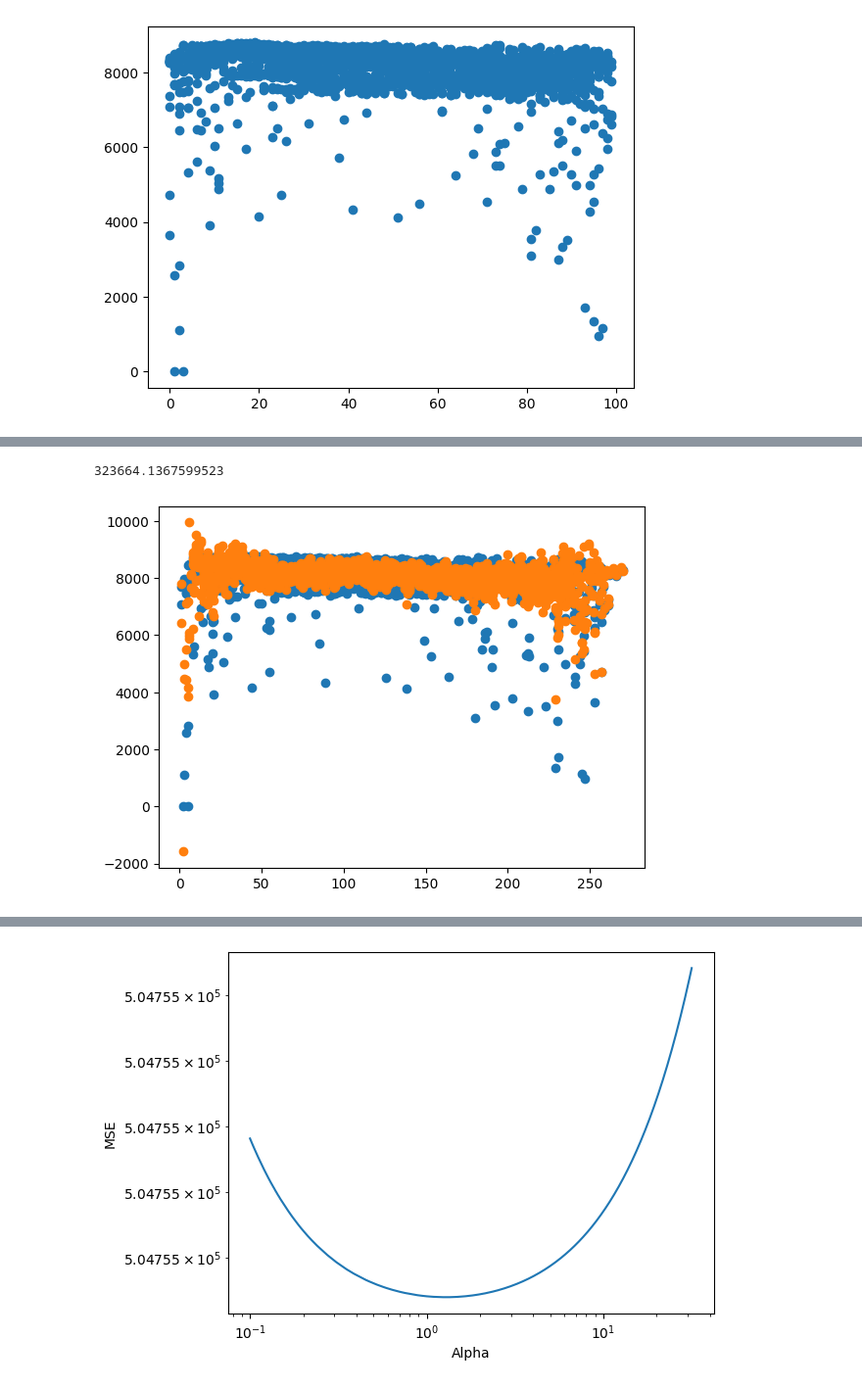
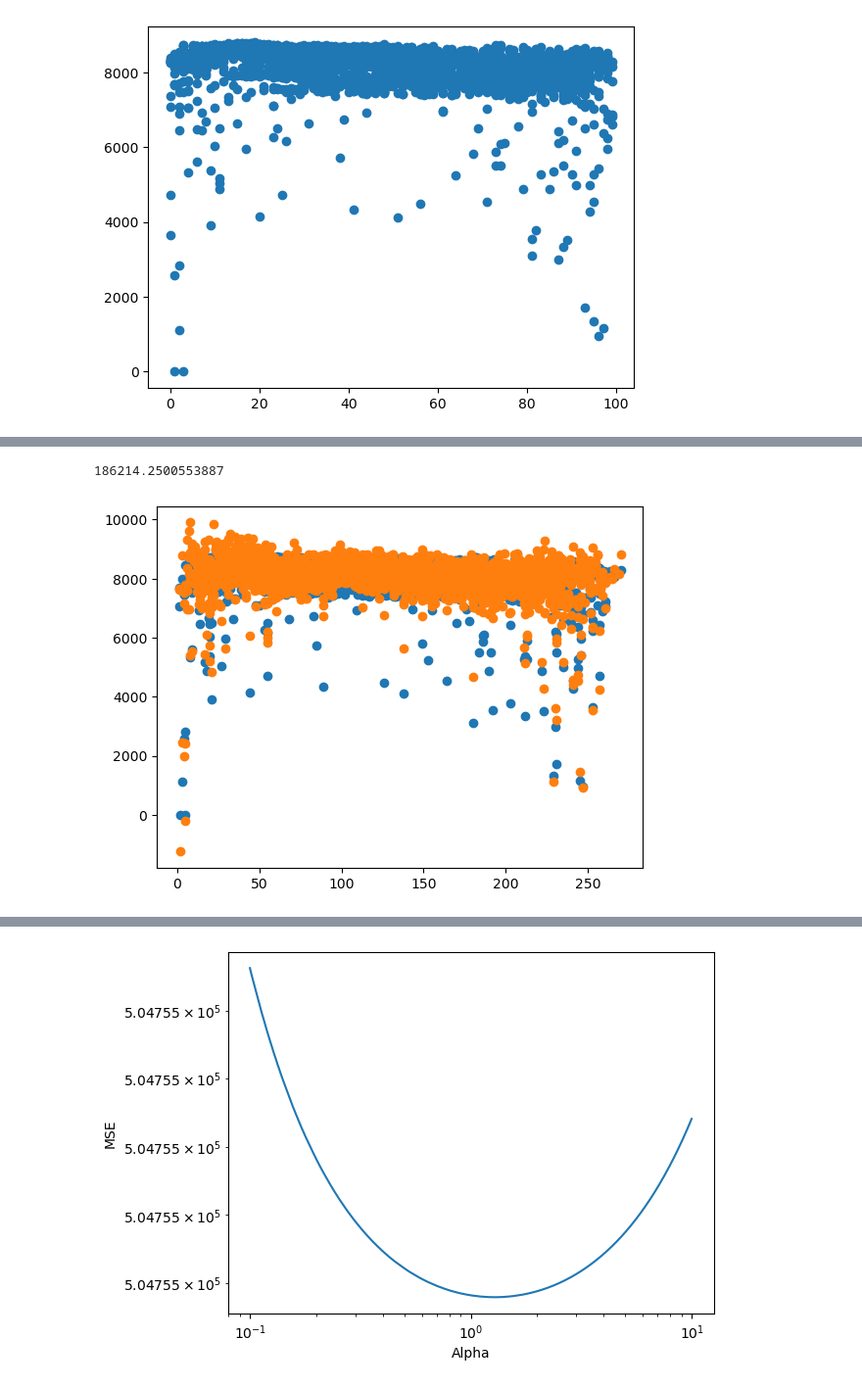
Before and after one commit to dobsonco/CMSE381_HO, a Jupyter notebook: Project.ipynb, the cells around one changed output, grey strips where cells are left out. Shown at 98% size. Cells and saved outputs as stored; diff of their text form; code cells hidden in the pictures.

```diff
--- a/Project.ipynb
+++ b/Project.ipynb
@@ -314,5 +292,5 @@ print(mean_squared_error(y,yhat))
 # %%
-numsplines = list(range(2,100))
+numsplines = list(range(2,400))
 errors = []
 for i in numsplines:
     polyfit = make_pipeline(SplineTransformer(n_knots=i, degree=3), LinearRegression())
@@ -324,7 +302,6 @@ print("Best Num splines:",bestdegree,"\nMSE:",errors[bestdegree-2])
 
 plt.xlabel('Number of knots')
 plt.ylabel('MSE')
-plt.xticks(np.arange(2,max(numsplines),5))
 plt.plot(numsplines,errors)
 plt.scatter(numsplines,errors);
 # %% [output]
@@ -341,10 +318,10 @@ plt.scatter(X['A'],yhat)
 
 print(mean_squared_error(y,yhat))
 # %% [output]
-323664.1367599523
+186214.2500553887
-[figure, old version]
+[figure, new version]
 # %%
-alphas = 10**np.linspace(-1,1.5,600)
+alphas = 10**np.linspace(-1,1,600)
 
 errors = np.zeros(600)
 
@@ -368,4 +345,4 @@ Alpha at min: 1.2642599898239333
-[figure, old version]
+[figure, new version]
 # %%
 MODEL = Ridge(alpha = alphas[minidx])
 MODEL.fit(X,y)
```
Also changed, not shown: parts of 24 cells of this notebook.
